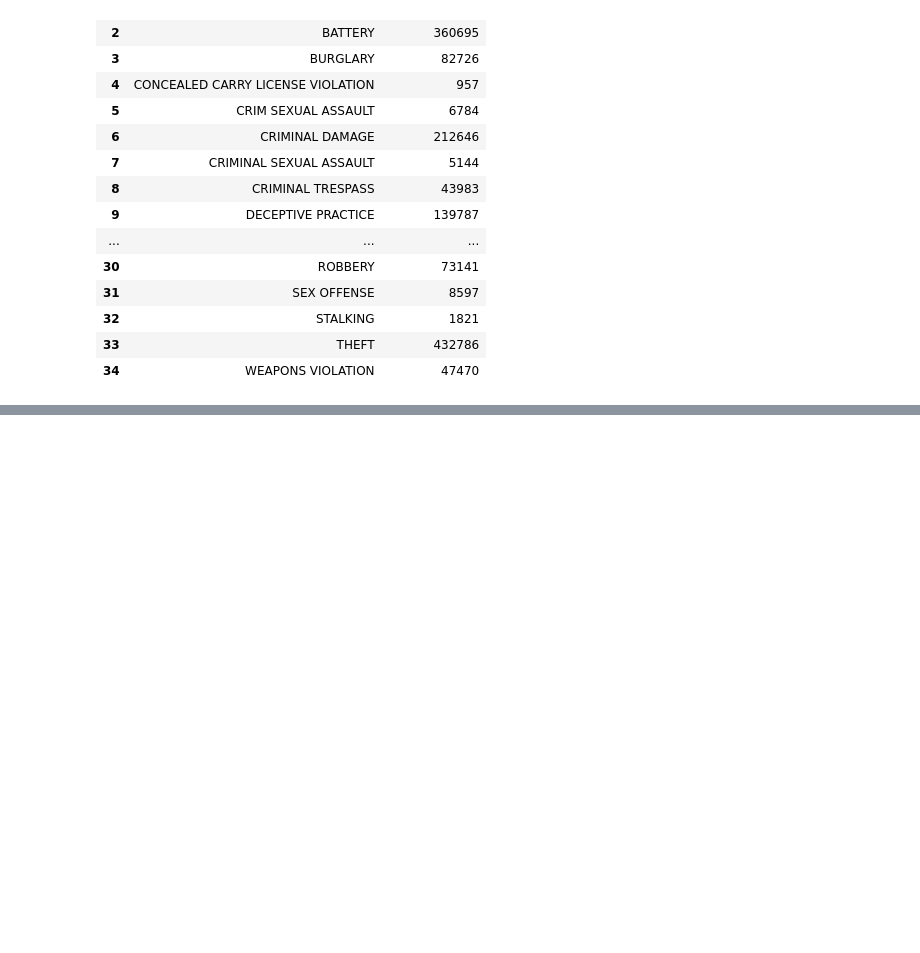
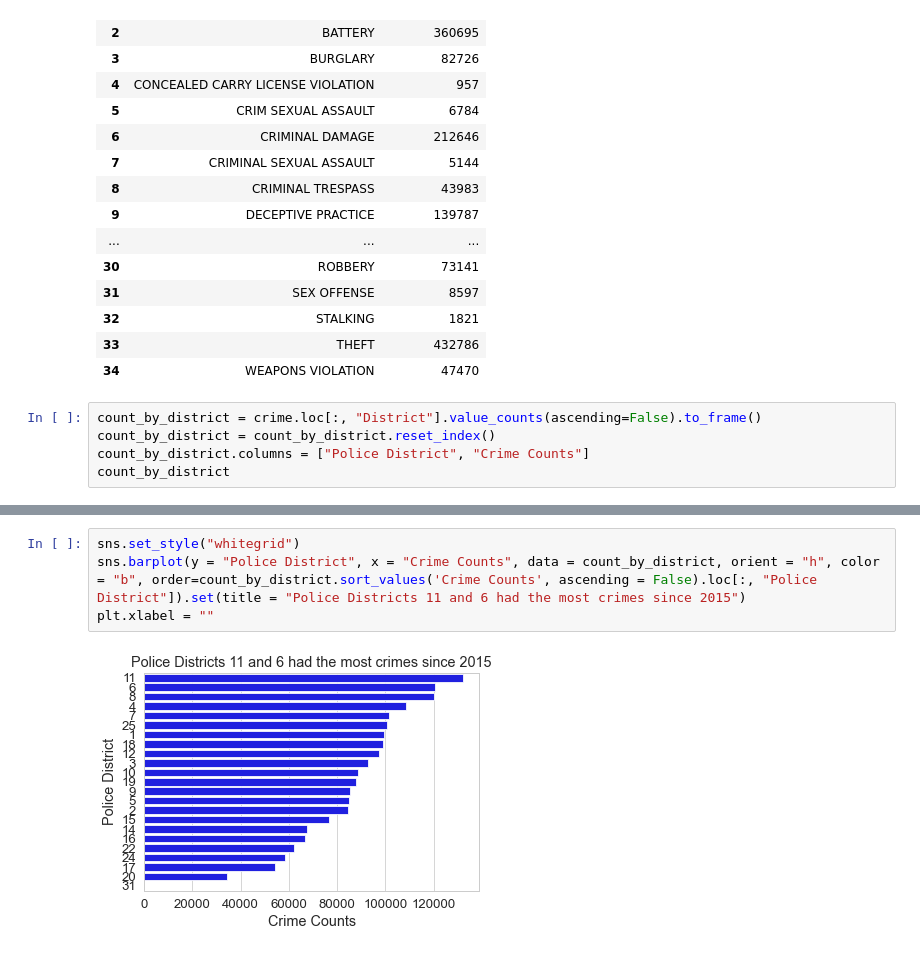
Before and after one commit to jcvincentliu/Analyzing-Racial-Disparities-in-Chicago-Police-Traffic-Stops, a Jupyter notebook: crime_cleaning.ipynb, the cells around one changed output, grey strips where cells are left out. Drawn from its saved outputs; the diff is of its cells as text; blank space fills up the shorter version.

Commit message:
new plots

```diff
--- a/crime_cleaning.ipynb
+++ b/crime_cleaning.ipynb
@@ -254,3 +254,8 @@ count_by_type
 | 32 | STALKING | 1821 |
 | 33 | THEFT | 432786 |
 | 34 | WEAPONS VIOLATION | 47470 |
+# %%
+count_by_district = crime.loc[:, "District"].value_counts(ascending=False).to_frame()
+count_by_district = count_by_district.reset_index()
+count_by_district.columns = ["Police District", "Crime Counts"]
+count_by_district
@@ -256,0 +280,6 @@ count_by_type
+# %%
+sns.set_style("whitegrid")
+sns.barplot(y = "Police District", x = "Crime Counts", data = count_by_district, orient = "h", color = "b", order=count_by_district.sort_values('Crime Counts', ascending = False).loc[:, "Police District"]).set(title = "Police Districts 11 and 6 had the most crimes since 2015")
+plt.xlabel = ""
+# %% [output]
+[figure, added]
```
Also changed, not shown: parts of 2 cells of this notebook.
